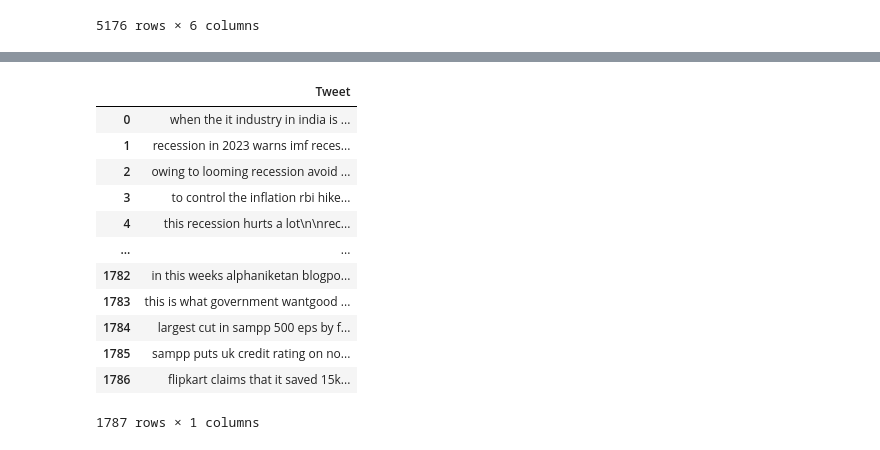
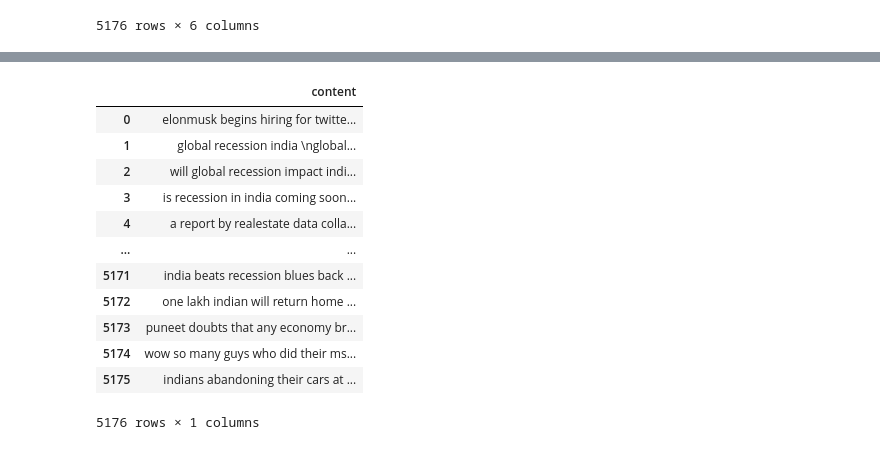
Before and after one commit to Ruchag0803/Twitter-sentiment-analysis, a Jupyter notebook: recession_Sentiment_Analysis.ipynb, the cells around one changed output, grey strips where cells are left out. Cells and saved outputs as stored; diff of their text form; code cells hidden in the pictures.

```diff
--- a/recession_Sentiment_Analysis.ipynb
+++ b/recession_Sentiment_Analysis.ipynb
@@ -34,25 +46,25 @@ dtype: int64
 # %%
 def clean(text):
     text=str(text).lower()
     text=re.sub(r'https?:\/\/\S+', '', text)
     text = re.sub(r'[^a-zA-Z0-9\s]', '', text)
     return text
-df['Tweet'] = df['Tweet'].apply(clean)
+df['content'] = df['content'].apply(clean)
 df
 # %% [output]
-|  | Tweet |
-| 0 | when the it industry in india is ... |
-| 1 | recession in 2023 warns imf reces... |
-| 2 | owing to looming recession avoid ... |
-| 3 | to control the inflation rbi hike... |
-| 4 | this recession hurts a lot\n\nrec... |
+|  | content |
+| 0 | elonmusk begins hiring for twitte... |
+| 1 | global recession india \nglobal... |
+| 2 | will global recession impact indi... |
+| 3 | is recession in india coming soon... |
+| 4 | a report by realestate data colla... |
 | ... | ... |
-| 1782 | in this weeks alphaniketan blogpo... |
-| 1783 | this is what government wantgood ... |
-| 1784 | largest cut in sampp 500 eps by f... |
-| 1785 | sampp puts uk credit rating on no... |
-| 1786 | flipkart claims that it saved 15k... |
+| 5171 | india beats recession blues back ... |
+| 5172 | one lakh indian will return home ... |
+| 5173 | puneet doubts that any economy br... |
+| 5174 | wow so many guys who did their ms... |
+| 5175 | indians abandoning their cars at ... |
-1787 rows × 1 columns
+5176 rows × 1 columns
 # %%
 import nltk
 nltk.download('vader_lexicon')
```
Also changed, not shown: parts of 8 cells of this notebook.
